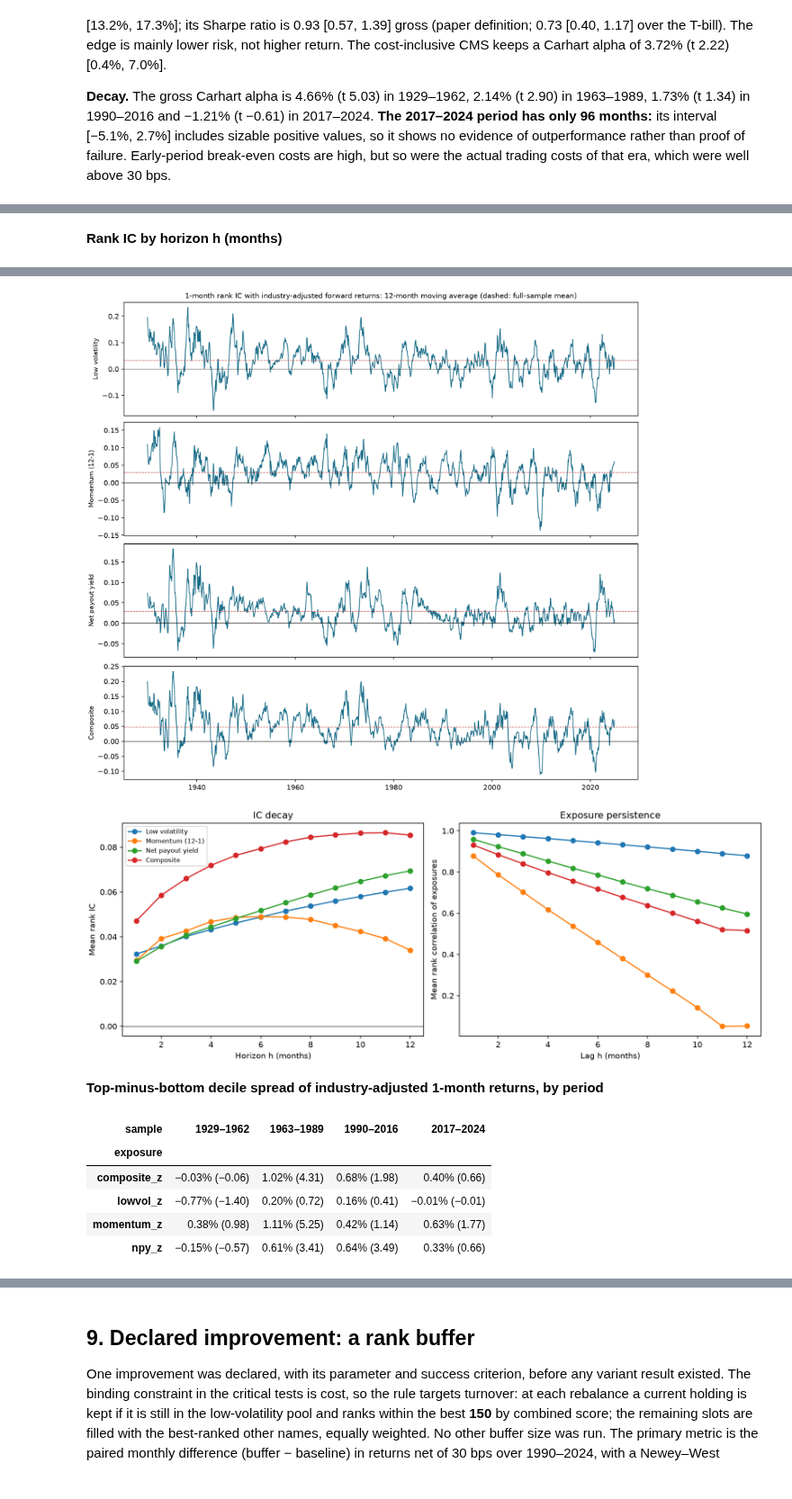
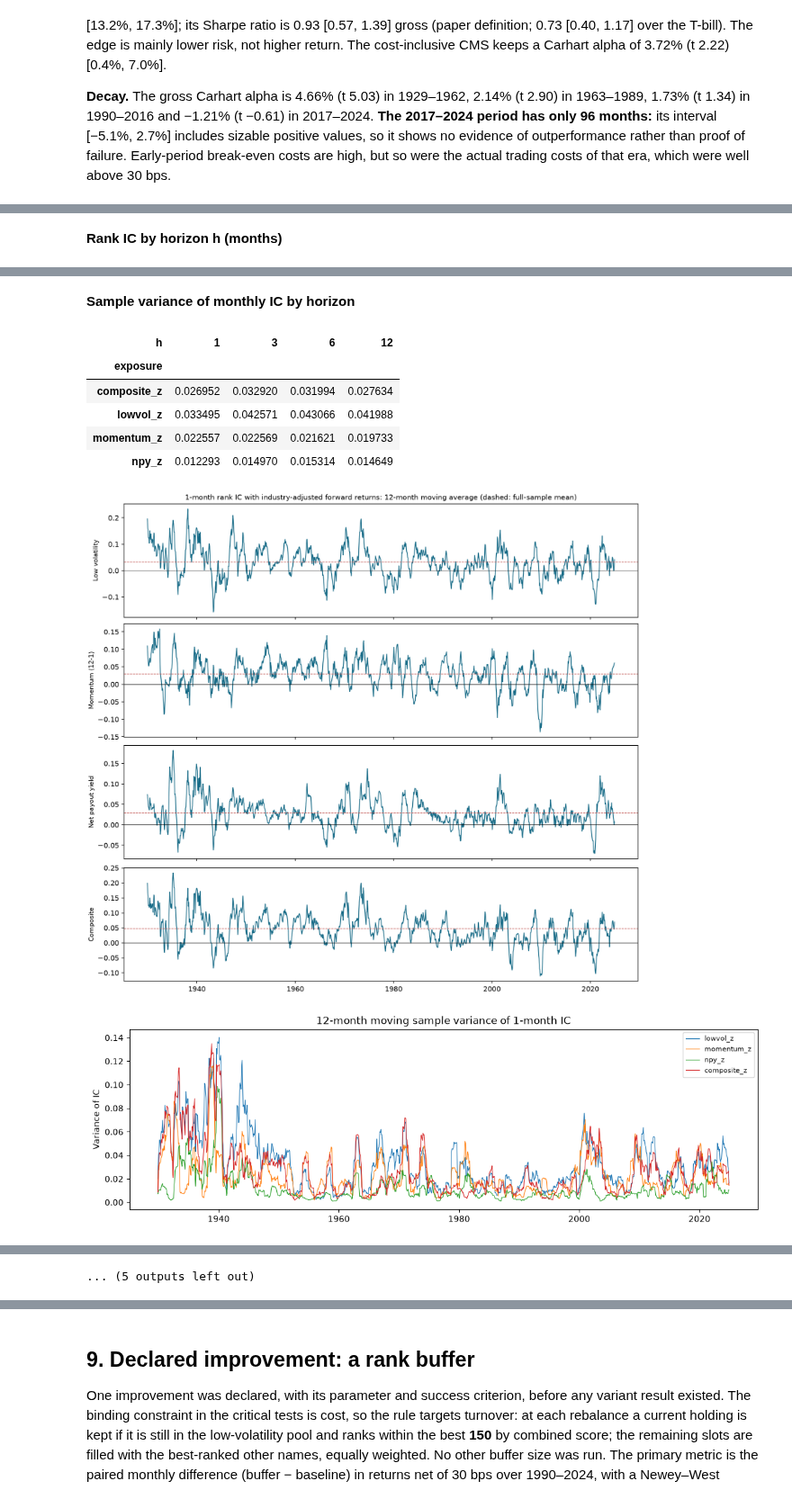
Before and after one commit to yingnichang/MTH9897, a Jupyter notebook: Final/conservative_formula_first_draft.ipynb, the cells around one changed output, grey strips where cells are left out. Shown at 90% size. Cells and saved outputs as stored; diff of their text form; code cells hidden in the pictures.

Commit message:
Complete three-pass review with payout, sector and quadratic checks

```diff
--- a/Final/conservative_formula_first_draft.ipynb
+++ b/Final/conservative_formula_first_draft.ipynb
@@ -31,9 +31,9 @@ from research.summary import ci, ci_num, num, pct, pp
 
 MODE = os.environ.get("CF_MODE", "crsp")                     # "crsp" (default): empirical; "demo": synthetic only
 assert MODE in {"crsp", "demo"}, f"CF_MODE must be crsp or demo, got {MODE!r}"
-RESULTS = BASE / "results"
+RESULTS = Path(os.environ.get("CF_RESULTS", str(BASE / "results")))
 if MODE == "crsp" and os.environ.get("CF_RECOMPUTE") == "1":   # recompute every study from data/ first
-    subprocess.run([sys.executable, "-m", "research.run_all"], cwd=BASE, check=True)
+    subprocess.run([sys.executable, "-m", "research.run_all", "--results", str(RESULTS)], cwd=BASE, check=True)
 EMPIRICAL = MODE == "crsp"
 N = S.numbers(RESULTS) if EMPIRICAL else {}
 pd.set_option("display.max_columns", 30, "display.width", 200)
@@ -514,45 +633,59 @@ if empirical():
     ic["IC: mean (mean/sd; NW t)"] = [f"{num(m, 3)} ({num(r)}; {num(t, 1)})" for m, r, t in zip(ic["mean"], ic.mean_over_sd_literal, ic.t_nw)]
     display(Markdown("**Rank IC by horizon h (months)**"))
     display(ic.pivot(index="exposure", columns="h", values="IC: mean (mean/sd; NW t)"))
+    display(Markdown("**Sample variance of monthly IC by horizon**"))
+    display(ic.assign(variance=ic["sd"]**2).pivot(index="exposure", columns="h", values="variance"))
     figure("diagnostics", "fig_ic_ma.png")
+    ic_monthly = R("diagnostics", "ic_monthly.csv", parse_dates=["date"], index_col="date")
+    fig, ax = plt.subplots(figsize=(11, 3.5), layout="constrained")
+    for col in [c for c in ic_monthly if c.endswith("|h1")]:
+        ax.plot(ic_monthly.index, ic_monthly[col].rolling(12).var(ddof=1), label=col.split("|")[0], lw=.8)
+    ax.set(title="12-month moving sample variance of 1-month IC", ylabel="Variance of IC")
+    ax.legend(fontsize=8)
+    display(fig)
+    plt.close(fig)
     figure("diagnostics", "fig_decay.png")
     ds = R("diagnostics", "deciles_subperiods.csv")
     ds = ds.loc[ds["h"].eq(1) & ds["decile"].eq("D10-D1")]
     ds["D10−D1 (NW t)"] = [f"{pct(m, 2)} ({num(t)})" for m, t in zip(ds.mean_er, ds.t_nw)]
     display(Markdown("**Top-minus-bottom decile spread of industry-adjusted 1-month returns, by period**"))
     display(ds.pivot(index="exposure", columns="sample", values="D10−D1 (NW t)"))
     figure("diagnostics", "fig_deciles.png")
     say(f"""The composite's 1-month IC is {num(N['ic_comp_h1'], 3)} (NW t {num(N['ic_comp_h1_t'], 1)}). Its decile spread is concentrated
 in 1963–2016: {pct(N['dec_comp_spread|1963–1989'], 2)} (t {num(N['dec_comp_t|1963–1989'])}) in 1963–1989 and
 {pct(N['dec_comp_spread|1990–2016'], 2)} (t {num(N['dec_comp_t|1990–2016'])}) in 1990–2016, against {pct(N['dec_comp_spread|1929–1962'], 2)}
 before 1963 and {pct(N['dec_comp_spread|2017–2024'], 2)} (t {num(N['dec_comp_t|2017–2024'])}) in 2017–2024. Low volatility has a
 positive rank IC but a flat mean spread, because the high-volatility deciles are strongly right-skewed: rank and mean
 measures answer different questions.""")
     pm = R("fmp", "paper_metrics.csv")
+    display(Markdown("**Historical FF3 exposure controls: coverage and look-ahead checks**"))
+    risk_controls = R("fmp", "risk_controls.csv")
+    display(pd.DataFrame({"formations": [len(risk_controls)], "minimum completed factor months": [risk_controls.factor_months_used.min()],
+                          "forward information violations": [risk_controls.forward_information_used.sum()]}))
     pm = pm.loc[pm["period"].isin(["1929–2024", "2017–2024"])]
     display(Markdown("**Lagged composite factor-mimicking paper portfolio (active over CRSP VW, gross)**"))
     display(table(pm[["K", "weighting", "period", "mean_annual", "vol_annual", "ir", "max_drawdown_active", "skew",
                       "excess_kurtosis", "corr_benchmark", "turnover_one_way_monthly"]],
                   pcts=["mean_annual", "vol_annual", "turnover_one_way_monthly"],
                   nums=["ir", "max_drawdown_active", "skew", "excess_kurtosis", "corr_benchmark"]).set_index(["K", "weighting", "period"]))
     figure("fmp", "fig_cum.png")
     say(f"""Lagging the composite trades information for turnover: the information ratio is {num(N['fmp_ir_K1'])} at K = 1 with
 {pct(N['fmp_turn_K1'])} monthly turnover, and {num(N['fmp_ir_K12'])} at K = 12 with {pct(N['fmp_turn_K12'])}. In 2017–2024 the
 K = 1 information ratio is {num(N['fmp_ir_2017_K1'])}.""")
 # %% [output]
 **Rank IC by horizon h (months)**
 | h | 1 | 3 | 6 | 12 |
 | exposure |  |  |  |  |
 | composite_z | 0.047 (0.29; 8.8) | 0.066 (0.36; 7.3) | 0.079 (0.44; 6.6) | 0.085 (0.51; 5.8) |
 | lowvol_z | 0.032 (0.18; 5.4) | 0.040 (0.19; 3.8) | 0.049 (0.23; 3.3) | 0.062 (0.30; 3.2) |
 | momentum_z | 0.029 (0.20; 6.8) | 0.043 (0.28; 5.9) | 0.049 (0.33; 5.2) | 0.034 (0.24; 3.2) |
 | npy_z | 0.029 (0.26; 8.0) | 0.041 (0.33; 6.7) | 0.052 (0.42; 6.1) | 0.069 (0.57; 6.1) |
+**Sample variance of monthly IC by horizon**
+| h | 1 | 3 | 6 | 12 |
+| exposure |  |  |  |  |
+| composite_z | 0.026952 | 0.032920 | 0.031994 | 0.027634 |
+| lowvol_z | 0.033495 | 0.042571 | 0.043066 | 0.041988 |
+| momentum_z | 0.022557 | 0.022569 | 0.021621 | 0.019733 |
+| npy_z | 0.012293 | 0.014970 | 0.015314 | 0.014649 |
 [figure]
-[figure, old version]
+[figure, new version]
-**Top-minus-bottom decile spread of industry-adjusted 1-month returns, by period**
-| sample | 1929–1962 | 1963–1989 | 1990–2016 | 2017–2024 |
-| exposure |  |  |  |  |
-| composite_z | −0.03% (−0.06) | 1.02% (4.31) | 0.68% (1.98) | 0.40% (0.66) |
-| lowvol_z | −0.77% (−1.40) | 0.20% (0.72) | 0.16% (0.41) | −0.01% (−0.01) |
-| momentum_z | 0.38% (0.98) | 1.11% (5.25) | 0.42% (1.14) | 0.63% (1.77) |
-| npy_z | −0.15% (−0.57) | 0.61% (3.41) | 0.64% (3.49) | 0.33% (0.66) |
@@ -589,3 +708,4 @@ K = 1 information ratio is 0.13.
+... (5 outputs left out)
 # %% [markdown]
 ## 8. Portfolio construction
 **Decile long/short.** Each month a cohort goes long the top composite decile and short the bottom decile, equally
```
Also changed, not shown: parts of 12 cells of this notebook, 51 other files.
